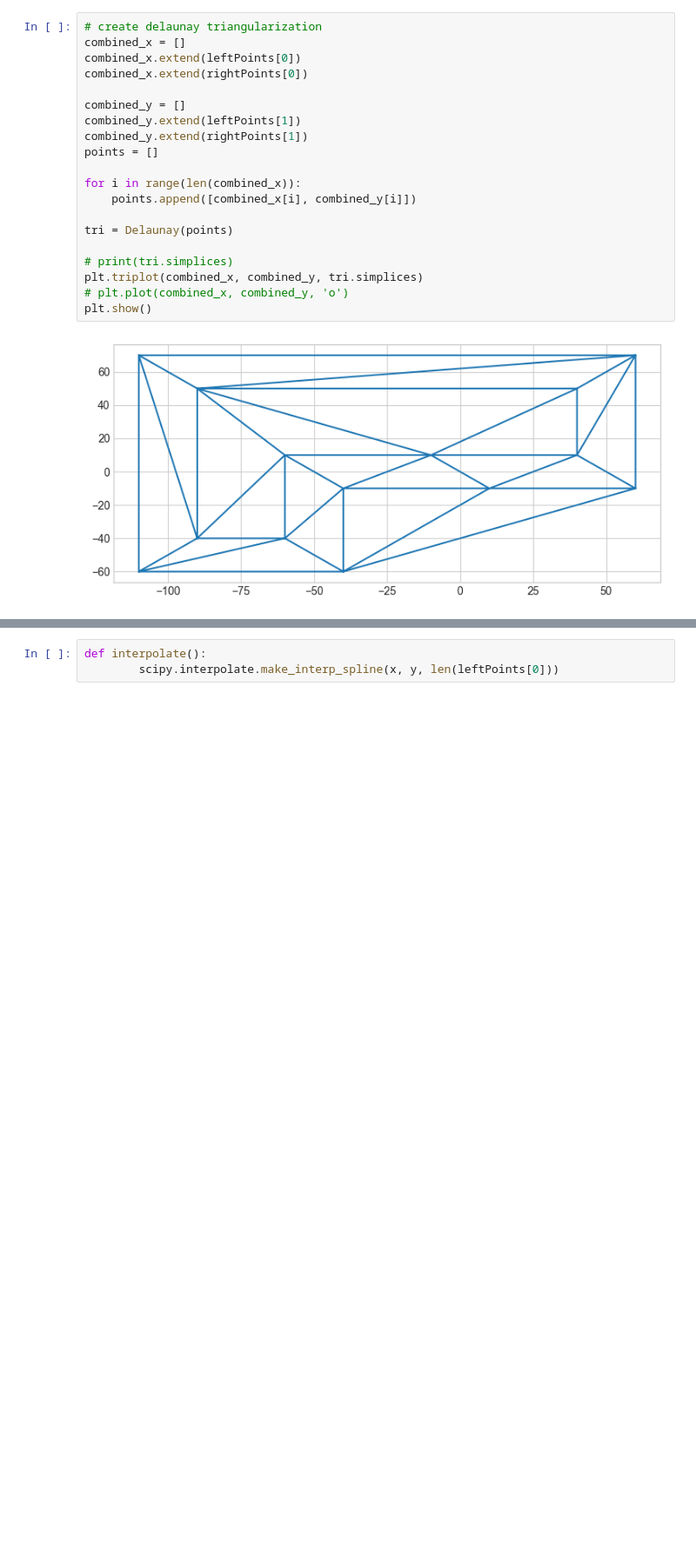
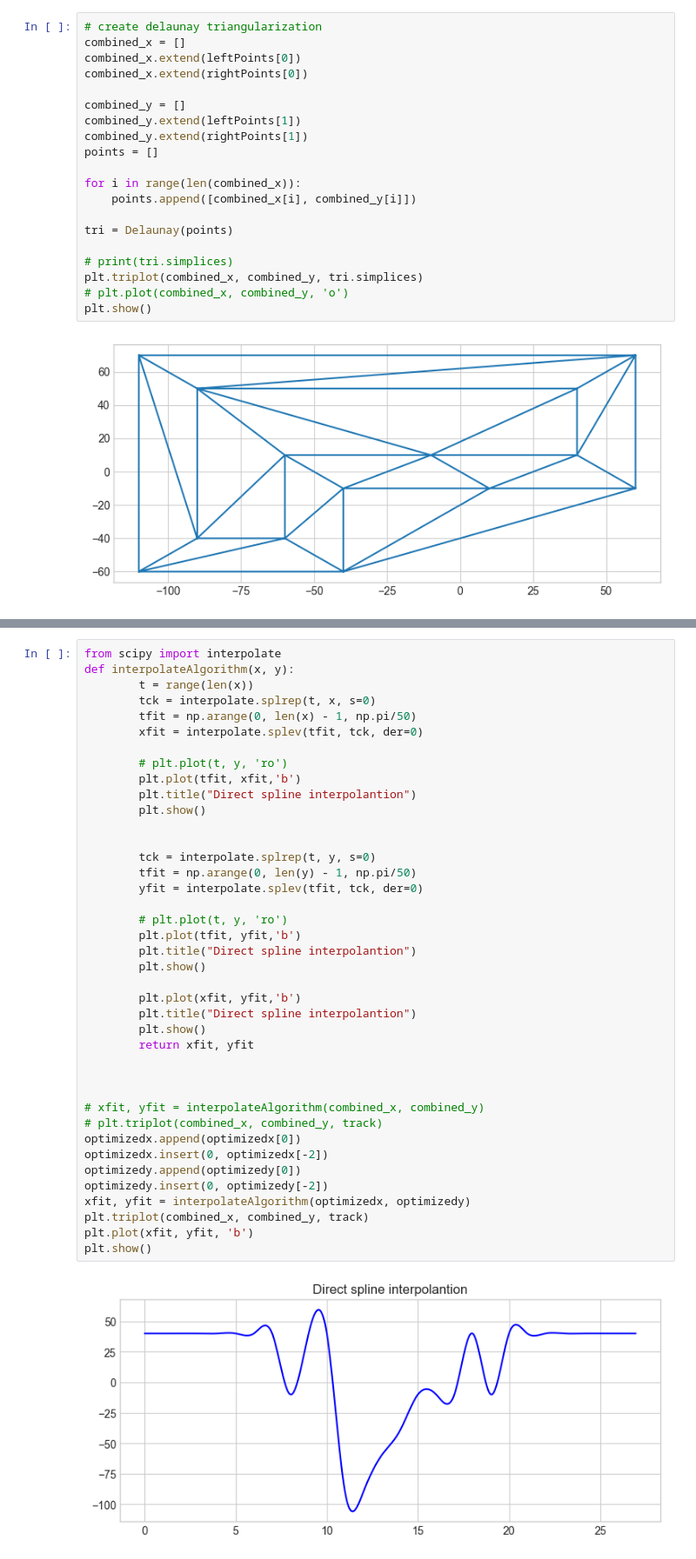
Before and after one commit to Clamepending/AStar, a Jupyter notebook: AStar.ipynb, the cells around one changed output, grey strips where cells are left out. Shown at 87% size. Drawn from its saved outputs; the diff is of its cells as text; blank space fills up the shorter version.

Commit message:
made interpolation start with buffer points at end so the path is smoother at the end

```diff
--- a/AStar.ipynb
+++ b/AStar.ipynb
@@ -108,4 +94,43 @@ plt.show()
 [figure]
-# %%
-def interpolate():
-        scipy.interpolate.make_interp_spline(x, y, len(leftPoints[0]))
+# %%
+from scipy import interpolate
+def interpolateAlgorithm(x, y):
+        t = range(len(x))
+        tck = interpolate.splrep(t, x, s=0)
+        tfit = np.arange(0, len(x) - 1, np.pi/50)
+        xfit = interpolate.splev(tfit, tck, der=0)
+
+        # plt.plot(t, y, 'ro')
+        plt.plot(tfit, xfit,'b')
+        plt.title("Direct spline interpolantion")
+        plt.show()
+
+
+        tck = interpolate.splrep(t, y, s=0)
+        tfit = np.arange(0, len(y) - 1, np.pi/50)
+        yfit = interpolate.splev(tfit, tck, der=0)
+
+        # plt.plot(t, y, 'ro')
+        plt.plot(tfit, yfit,'b')
+        plt.title("Direct spline interpolantion")
+        plt.show()
+
+        plt.plot(xfit, yfit,'b')
+        plt.title("Direct spline interpolantion")
+        plt.show()
+        return xfit, yfit
+
+
+
+# xfit, yfit = interpolateAlgorithm(combined_x, combined_y)
+# plt.triplot(combined_x, combined_y, track)
+optimizedx.append(optimizedx[0])
+optimizedx.insert(0, optimizedx[-2])
+optimizedy.append(optimizedy[0])
+optimizedy.insert(0, optimizedy[-2])
+xfit, yfit = interpolateAlgorithm(optimizedx, optimizedy)
+plt.triplot(combined_x, combined_y, track)
+plt.plot(xfit, yfit, 'b')
+plt.show()
+# %% [output]
+[figure, added]
```
Also changed, not shown: parts of 2 cells of this notebook.
